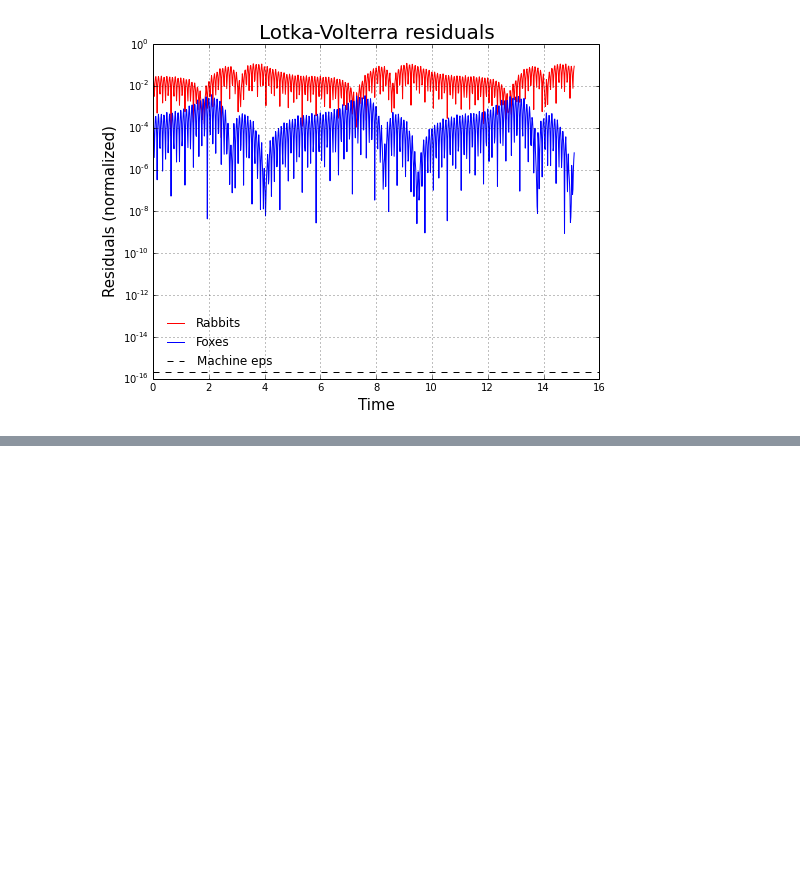
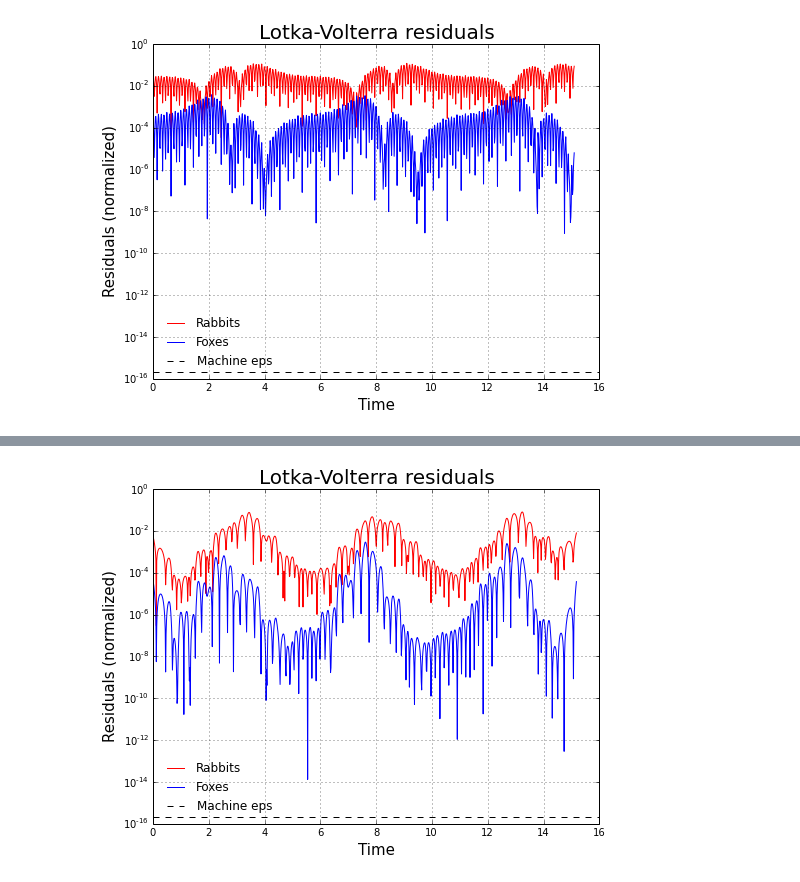
Before and after one commit to QuantEcon/QuantEcon.py, a Jupyter notebook: examples/Solving an Initial Value Problem (IVP).ipynb, the cells around one changed output, grey strips where cells are left out. Cells and saved outputs as stored; diff of their text form; code cells hidden in the pictures; blank space fills up the shorter version.

```diff
--- a/examples/Solving an Initial Value Problem (IVP).ipynb
+++ b/examples/Solving an Initial Value Problem (IVP).ipynb
@@ -189,3 +224,11 @@ residual = lotka_volterra_ivp.compute_residual(solution, ti, k=1)
+# %%
+# create a fresh instance of the lotka-volterra model
+lotka_volterra_ivp = ivp.IVP(f=lotka_volterra_system,
+                             jac=lotka_volterra_jacobian,
+                             args=lotka_volterra_params)
+
+# compute the residual
+residual = lotka_volterra_ivp.compute_residual(solution, ti, k=1)
 # %% [markdown]
 ### Plotting the residual
 
@@ -221,0 +267,45 @@ plt.show()
+# %%
+@interact(step=(-2, 0, 0.5), deg=(1, 5, 1))
+def plot_lotka_volterra_residuals(step=-1, deg=3):
+    """Plots residuals of the Lotka-Volterra system."""
+    # fix parameters
+    lotka_volterra_ivp.args = (1.0, 0.1, 2.0, 0.75)
+
+    # re-compute the solution
+    tmp_solution = lotka_volterra_ivp.integrate(t0, y0, h=10**step, T=15, integrator='dopri5',
+                                                atol=1e-12, rtol=1e-9)
+
+    # re-compute the interpolated solution and residual
+    tmp_ti = np.linspace(t0, tmp_solution[-1, 0], 1000)
+    tmp_interp_solution = lotka_volterra_ivp.interpolate(tmp_solution, tmp_ti, k=deg)
+    tmp_residual = lotka_volterra_ivp.compute_residual(tmp_solution, tmp_ti, k=deg)
+
+    # extract the components of the solution
+    tmp_rabbits = tmp_interp_solution[:, 1]
+    tmp_foxes = tmp_interp_solution[:, 2]
+
+    # extract the raw residuals
+    tmp_rabbits_residual = tmp_residual[:, 1]
+    tmp_foxes_residual = tmp_residual[:, 2]
+
+    # typically, normalize residual by the level of the variable
+    tmp_norm_rabbits_residual = np.abs(tmp_rabbits_residual) / tmp_rabbits
+    tmp_norm_foxes_residual = np.abs(tmp_foxes_residual) / tmp_foxes
+
+    # create the plot
+    fig = plt.figure(figsize=(8, 6))
+
+    plt.plot(tmp_ti, tmp_norm_rabbits_residual, 'r-', label='Rabbits')
+    plt.plot(tmp_ti, tmp_norm_foxes_residual**2 / foxes, 'b-', label='Foxes')
+    plt.axhline(np.finfo('float').eps, linestyle='dashed', color='k', label='Machine eps')
+
+    plt.xlabel('Time', fontsize=15)
+    plt.ylim(1e-16, 1)
+    plt.ylabel('Residuals (normalized)', fontsize=15)
+    plt.yscale('log')
+    plt.title('Lotka-Volterra residuals', fontsize=20)
+
+    plt.grid()
+    plt.legend(loc='best', frameon=False)
+# %% [output]
+[figure, added]
```
Also changed, not shown: parts of 9 cells of this notebook.
